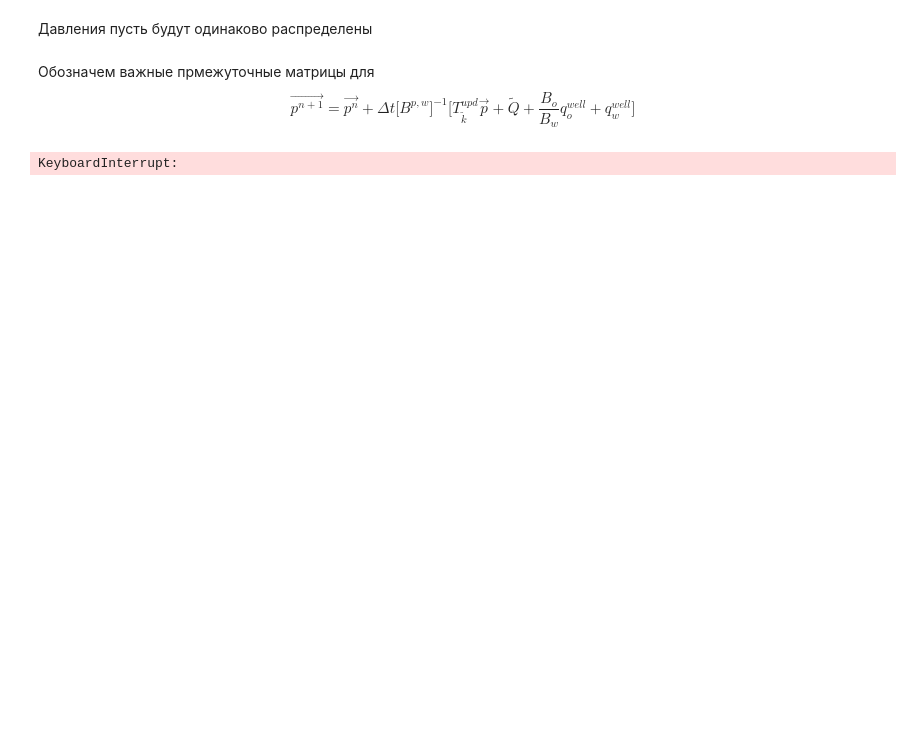
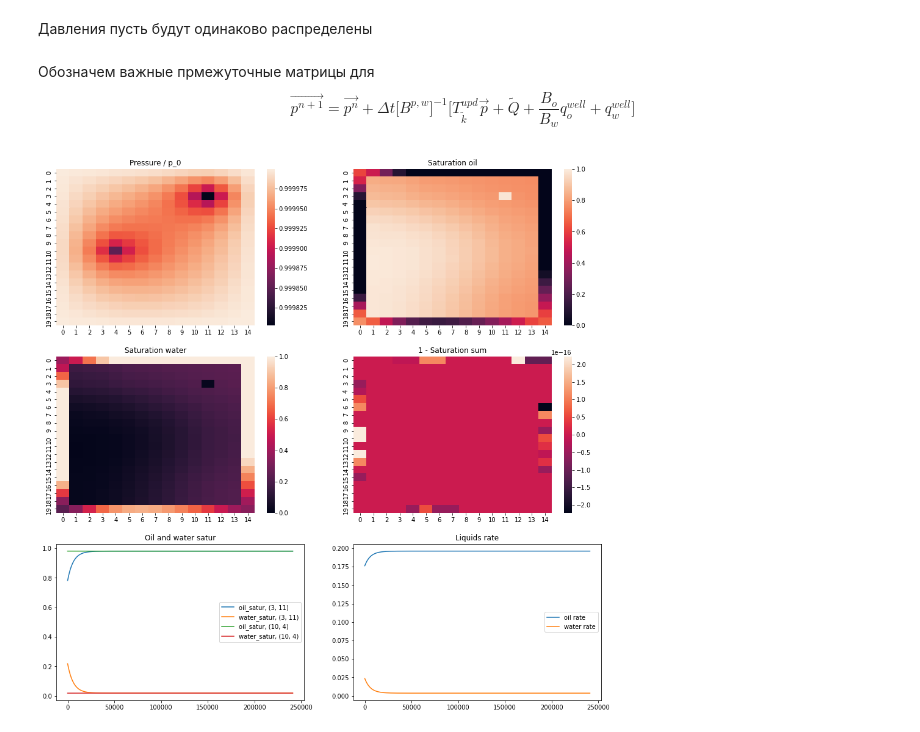
Before and after one commit to yamidovich/ReservoirModel, a Jupyter notebook: Model_on_work_env.ipynb, the cells around one changed output. Drawn from its saved outputs; the diff is of its cells as text; code cells hidden in the pictures; blank space fills up the shorter version.

```diff
--- a/Model_on_work_env.ipynb
+++ b/Model_on_work_env.ipynb
@@ -69,6 +69,7 @@ plt.show()
 porosity_matrix = rand_init.get_grid_from_scattered(ds=ds, x_max=x_max, x_min=x_min,
                                                  y_min=y_min, y_max=y_max, n_x=nx, n_y=ny
                                                 )
+porosity_matrix *= 0.2
 sns.heatmap(porosity_matrix)
 plt.title("Porosity")
 plt.show()
@@ -106,7 +109,7 @@ S_w_vec = (np.ones(Satur_matrix.shape) - Satur_matrix).reshape((-1, 1))
 Обозначем важные прмежуточные матрицы для
 $$\vec{p^{n+1}} = \vec{p^{n}} + \Delta t \big[B^{p, w}\big]^{-1}\big[ T^{upd}_{\tilde{k}} \vec{p} + \tilde{Q} + \frac{B_o}{B_w} q_o^{well} + q_w^{well}\big]$$
 # %%
-wells = {(2, 14): -1e-1,
+wells = {(3, 11): -1e-1,
          (10, 4): -1e-1
         }
 # %%
@@ -135,35 +138,35 @@ for i in range(n_it):
         s_o_hist[key].append(s_o[key[0], key[1]])
         s_w_hist[key].append(s_w[key[0], key[1]])
 
-    if i % 50 == 0:
+    if i % 500 == 0:
         display.clear_output(wait=True)
         f, ax = plt.subplots(nrows=3, ncols=2, figsize=(16, 16))
 
-        g1 = sns.heatmap(env.p_as_2d() / const.p_0(), ax=ax[0][0], cbar=True, vmax=1, vmin=0.8)
+        g1 = sns.heatmap(env.p_as_2d() / const.p_0(), ax=ax[0][0], cbar=True)#, vmax=1, vmin=0.8)
         g1.set_title('Pressure / p_0')
 
         g2 = sns.heatmap(env.s_o_as_2d(), ax=ax[0][1], cbar=True, vmax=1, vmin=0)
         g2.set_title('Saturation oil')
 
         g3 = sns.heatmap(s_w, ax=ax[1][0], cbar=True, vmax=1, vmin=0)
         g3.set_title('Saturation water')
 
-        g4 = sns.heatmap(np.ones((nx, ny)) - s_w - s_o, ax=ax[1][1], cbar=True, vmax=1, vmin=0)
+        g4 = sns.heatmap(np.ones((nx, ny)) - s_w - s_o, ax=ax[1][1], cbar=True)#, vmax=1, vmin=0)
         g4.set_title('1 - Saturation sum')
 
         # plot satur in every well
         for key in wells:
             ax[2][0].plot(s_o_hist[key], label=f'oil_satur, {key}')
             ax[2][0].plot(s_w_hist[key], label=f'water_satur, {key}')
         ax[2][0].set_title('Oil and water satur')
         ax[2][0].legend()
 
         ax[2][1].plot(q_o_rate, label='oil rate')
         ax[2][1].plot(q_w_rate, label='water rate')
         ax[2][1].set_title('Liquids rate')
         ax[2][1].legend()
 
         plt.show()
 print()
 # %% [output]
-KeyboardInterrupt:
+[figure, added]
```
Also changed, not shown: parts of 7 cells of this notebook.
